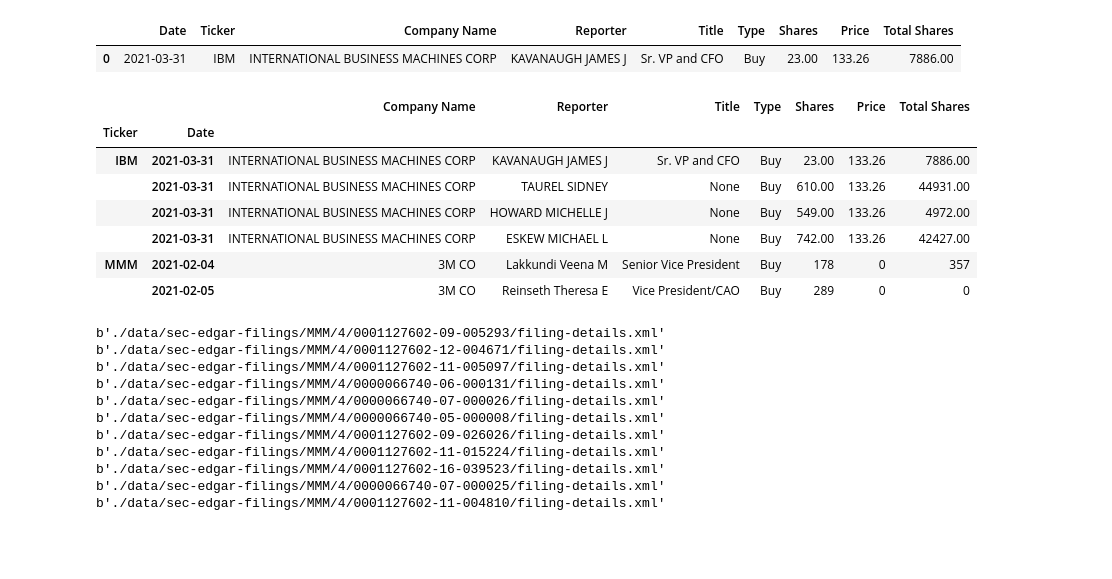
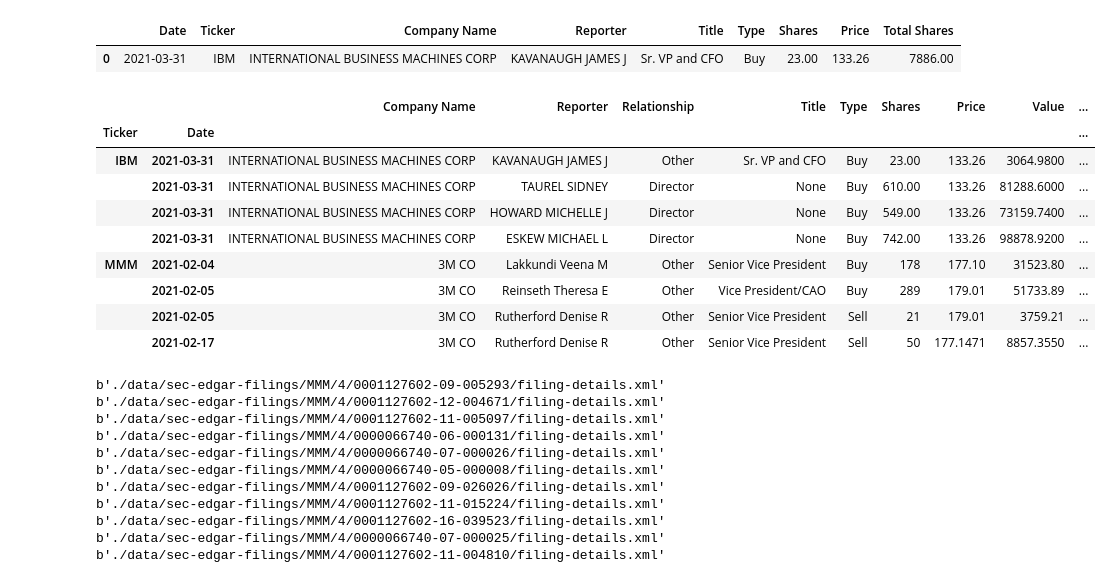
Before and after one commit to danielsobrado/notebooks_invest, a Jupyter notebook: insiders/SEC Edgar - Parse Form 4.ipynb, the cells around one changed output. Saved outputs shown, nothing was run; the diff lists cells and outputs as text; code cells hidden in the pictures; blank space fills up the shorter version.

```diff
--- a/insiders/SEC Edgar - Parse Form 4.ipynb
+++ b/insiders/SEC Edgar - Parse Form 4.ipynb
@@ -106,65 +108,82 @@ form4_df
 |  | Date | Ticker | Company Name | Reporter | Title | Type | Shares | Price | Total Shares |
 | 0 | 2021-03-31 | IBM | INTERNATIONAL BUSINESS MACHINES CORP | KAVANAUGH JAMES J | Sr. VP and CFO | Buy | 23.00 | 133.26 | 7886.00 |
 # %%
-form4_df = pd.DataFrame(columns=['Date', 'Ticker', 'Company Name', 'Reporter', 'Title', 'Type', 'Shares', 'Price', 'Total Shares'])
+form4_df = pd.DataFrame(columns=['Date', 'Ticker', 'Company Name', 'Reporter', 'Relationship', 'Title', 'Type', 'Shares', 'Price', 'Value', 'Total Shares'])
 
 def parseForm4(file, df):
     tree = ET.parse(file)
     root = tree.getroot()
-    issuerName = root.find('issuer/issuerName')
-    issuerTradingSymbol = root.find('issuer/issuerTradingSymbol')
-    rptOwnerName = root.find('reportingOwner/reportingOwnerId/rptOwnerName')
-    officerTitle = root.find('reportingOwner/reportingOwnerRelationship/officerTitle')
+    issuerName = root.find('issuer/issuerName').text
+    issuerTradingSymbol = root.find('issuer/issuerTradingSymbol').text
+    rptOwnerName = root.find('reportingOwner/reportingOwnerId/rptOwnerName').text
+    officerTitle = root.find('reportingOwner/reportingOwnerRelationship/officerTitle').text
 
 
     transactionDate = ""
-    transactionAmounts = ""
+    transactionAmounts = -1
     transactionType = ""
-    sharesOwnedFollowingTransaction = ""
-    transactionPricePerShare = ""
+    sharesOwnedFollowingTransaction = -1
+    transactionPricePerShare = -1
     if len(list(root.find('nonDerivativeTable'))) != 0:
-        transactionDate = root.find('nonDerivativeTable/nonDerivativeTransaction/transactionDate/value')
-        transactionAmounts = root.find('nonDerivativeTable/nonDerivativeTransaction/transactionAmounts/transactionShares/value')
-        transactionAcquiredDisposedCode = root.find('nonDerivativeTable/nonDerivativeTransaction/transactionAmounts/transactionAcquiredDisposedCode/value')
-        sharesOwnedFollowingTransaction = root.find('nonDerivativeTable/nonDerivativeTransaction/postTransactionAmounts/sharesOwnedFollowingTransaction/value')
-        transactionPricePerShare = root.find('nonDerivativeTable/nonDerivativeTransaction/transactionAmounts/transactionPricePerShare/value')
-        transactionType = transactionAcquiredDisposedCode.text
+        transactionDate = root.find('nonDerivativeTable/nonDerivativeTransaction/transactionDate/value').text
+        transactionAmounts_str = root.find('nonDerivativeTable/nonDerivativeTransaction/transactionAmounts/transactionShares/value').text
+        transactionAcquiredDisposedCode = root.find('nonDerivativeTable/nonDerivativeTransaction/transactionAmounts/transactionAcquiredDisposedCode/value').text
+        sharesOwnedFollowingTransaction_str = root.find('nonDerivativeTable/nonDerivativeTransaction/postTransactionAmounts/sharesOwnedFollowingTransaction/value').text
+        transactionPricePerShare_str = root.find('nonDerivativeTable/nonDerivativeTransaction/transactionAmounts/transactionPricePerShare/value').text
+        transactionType = transactionAcquiredDisposedCode
     elif len(list(root.find('derivativeTable'))) != 0:
-        transactionDate = root.find('derivativeTable/derivativeTransaction/transactionDate/value')
-        transactionAmounts = root.find('derivativeTable/derivativeTransaction/transactionAmounts/transactionShares/value')
-        transactionAcquiredDisposedCode = root.find('derivativeTable/derivativeTransaction/transactionAmounts/transactionAcquiredDisposedCode/value')
-        sharesOwnedFollowingTransaction = root.find('derivativeTable/derivativeTransaction/postTransactionAmounts/sharesOwnedFollowingTransaction/value')
-        transactionPricePerShare = root.find('derivativeTable/derivativeTransaction/transactionAmounts/transactionPricePerShare/value')
-        transactionType = transactionAcquiredDisposedCode.text
-    if transactionType == 'A':
+        transactionDate = root.find('derivativeTable/derivativeTransaction/transactionDate/value').text
+        transactionAmounts_str = root.find('derivativeTable/derivativeTransaction/transactionAmounts/transactionShares/value').text
+        transactionAcquiredDisposedCode = root.find('derivativeTable/derivativeTransaction/transactionAmounts/transactionAcquiredDisposedCode/value').text
+        sharesOwnedFollowingTransaction_str = root.find('derivativeTable/derivativeTransaction/postTransactionAmounts/sharesOwnedFollowingTransaction/value').text
+        transactionPricePerShare_str = root.find('derivativeTable/derivativeTransaction/transactionAmounts/transactionPricePerShare/value').text
+    if transactionAcquiredDisposedCode == 'A':
         transactionType = "Buy"
-    elif transactionType == "D":
+    elif transactionAcquiredDisposedCode == "D":
         transactionType = "Sell"
     else:
         transactionType = "Other"
-    sharesOwnedFollowingTransaction = root.find('derivativeTable/derivativeTransaction/postTransactionAmounts/sharesOwnedFollowingTransaction/value')
-    transactionPricePerShare = root.find('derivativeTable/derivativeTransaction/transactionAmounts/transactionPricePerShare/value')
-    new_form4 =pd.Series( [transactionDate.text, issuerTradingSymbol.text, issuerName.text, rptOwnerName.text, officerTitle.text, transactionType, transactionAmounts.text, transactionPricePerShare.text, sharesOwnedFollowingTransaction.text] , index=form4_df.columns )
+
+    relationship = ""
+    isDirector = root.find('reportingOwner/reportingOwnerRelationship/isDirector')
+    isOfficer = root.find('reportingOwner/reportingOwnerRelationship/')
+    isTenPercentOwner = root.find('reportingOwner/reportingOwnerRelationship/')
+    if (isDirector is not None) and (isDirector.text == "true"):
+        relationship = 'Director'
+    elif (isOfficer is not None) and (isOfficer.text == "true"):
+        relationship = 'Officer'
+    elif (isTenPercentOwner is not None) and (isTenPercentOwner.text == "true"):
+        relationship = '10% Owner'
+    else:
+        relationship = 'Other'
+
+    transactionAmounts = Decimal(transactionAmounts_str)
+    transactionPricePerShare = Decimal(transactionPricePerShare_str)
+    sharesOwnedFollowingTransaction = Decimal(sharesOwnedFollowingTransaction_str)
+
+    new_form4 =pd.Series( [transactionDate, issuerTradingSymbol, issuerName, rptOwnerName, relationship, officerTitle, transactionType, transactionAmounts, transactionPricePerShare, transactionAmounts*transactionPricePerShare, sharesOwnedFollowingTransaction] , index=form4_df.columns )
     df = df.append( new_form4, ignore_index=True)
     return df
 
 form4_df = parseForm4('./data/sec-edgar-filings/IBM/4/0001562180-21-002509/filing-details.xml', form4_df)
 form4_df = parseForm4('./data/sec-edgar-filings/IBM/4/0001562180-21-002513/filing-details.xml', form4_df)
 form4_df = parseForm4('./data/sec-edgar-filings/IBM/4/0001562180-21-002518/filing-details.xml', form4_df)
 form4_df = parseForm4('./data/sec-edgar-filings/IBM/4/0001562180-21-002521/filing-details.xml', form4_df)
 form4_df = parseForm4('./data/sec-edgar-filings/MMM/4/0001127602-21-004276/filing-details.xml', form4_df)
 form4_df = parseForm4('./data/sec-edgar-filings/MMM/4/0001127602-21-004278/filing-details.xml', form4_df)
-# form4_df = parseForm4('./data/sec-edgar-filings/MMM/4/0001127602-21-004629/filing-details.xml', form4_df)
-# form4_df = parseForm4('./data/sec-edgar-filings/MMM/4/0001127602-21-006407/filing-details.xml', form4_df)
+form4_df = parseForm4('./data/sec-edgar-filings/MMM/4/0001127602-21-004629/filing-details.xml', form4_df)
+form4_df = parseForm4('./data/sec-edgar-filings/MMM/4/0001127602-21-006407/filing-details.xml', form4_df)
 form4_df = form4_df.set_index(["Ticker", "Date"])
 form4_df
 # %% [output]
-|  |  | Company Name | Reporter | Title | Type | Shares | Price | Total Shares |
-| Ticker | Date |  |  |  |  |  |  |  |
-| IBM | 2021-03-31 | INTERNATIONAL BUSINESS MACHINES CORP | KAVANAUGH JAMES J | Sr. VP and CFO | Buy | 23.00 | 133.26 | 7886.00 |
-|  | 2021-03-31 | INTERNATIONAL BUSINESS MACHINES CORP | TAUREL SIDNEY | None | Buy | 610.00 | 133.26 | 44931.00 |
-|  | 2021-03-31 | INTERNATIONAL BUSINESS MACHINES CORP | HOWARD MICHELLE J | None | Buy | 549.00 | 133.26 | 4972.00 |
-|  | 2021-03-31 | INTERNATIONAL BUSINESS MACHINES CORP | ESKEW MICHAEL L | None | Buy | 742.00 | 133.26 | 42427.00 |
-| MMM | 2021-02-04 | 3M CO | Lakkundi Veena M | Senior Vice President | Buy | 178 | 0 | 357 |
-|  | 2021-02-05 | 3M CO | Reinseth Theresa E | Vice President/CAO | Buy | 289 | 0 | 0 |
+|  |  | Company Name | Reporter | Relationship | Title | Type | Shares | Price | Value | ... |
+| Ticker | Date |  |  |  |  |  |  |  |  | ... |
+| IBM | 2021-03-31 | INTERNATIONAL BUSINESS MACHINES CORP | KAVANAUGH JAMES J | Other | Sr. VP and CFO | Buy | 23.00 | 133.26 | 3064.9800 | ... |
+|  | 2021-03-31 | INTERNATIONAL BUSINESS MACHINES CORP | TAUREL SIDNEY | Director | None | Buy | 610.00 | 133.26 | 81288.6000 | ... |
+|  | 2021-03-31 | INTERNATIONAL BUSINESS MACHINES CORP | HOWARD MICHELLE J | Director | None | Buy | 549.00 | 133.26 | 73159.7400 | ... |
+|  | 2021-03-31 | INTERNATIONAL BUSINESS MACHINES CORP | ESKEW MICHAEL L | Director | None | Buy | 742.00 | 133.26 | 98878.9200 | ... |
+| MMM | 2021-02-04 | 3M CO | Lakkundi Veena M | Other | Senior Vice President | Buy | 178 | 177.10 | 31523.80 | ... |
+|  | 2021-02-05 | 3M CO | Reinseth Theresa E | Other | Vice President/CAO | Buy | 289 | 179.01 | 51733.89 | ... |
+|  | 2021-02-05 | 3M CO | Rutherford Denise R | Other | Senior Vice President | Sell | 21 | 179.01 | 3759.21 | ... |
+|  | 2021-02-17 | 3M CO | Rutherford Denise R | Other | Senior Vice President | Sell | 50 | 177.1471 | 8857.3550 | ... |
 # %%
```
Also changed, not shown: parts of 2 cells of this notebook.
